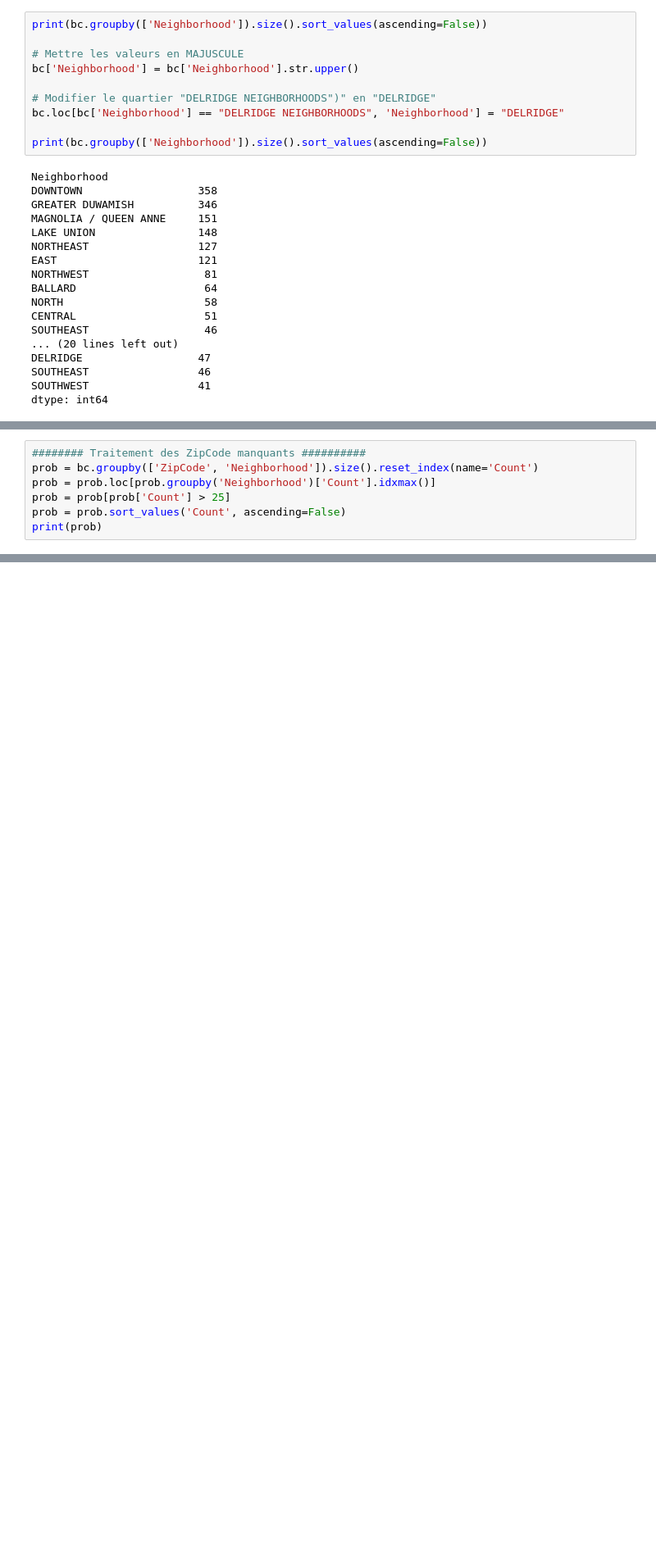
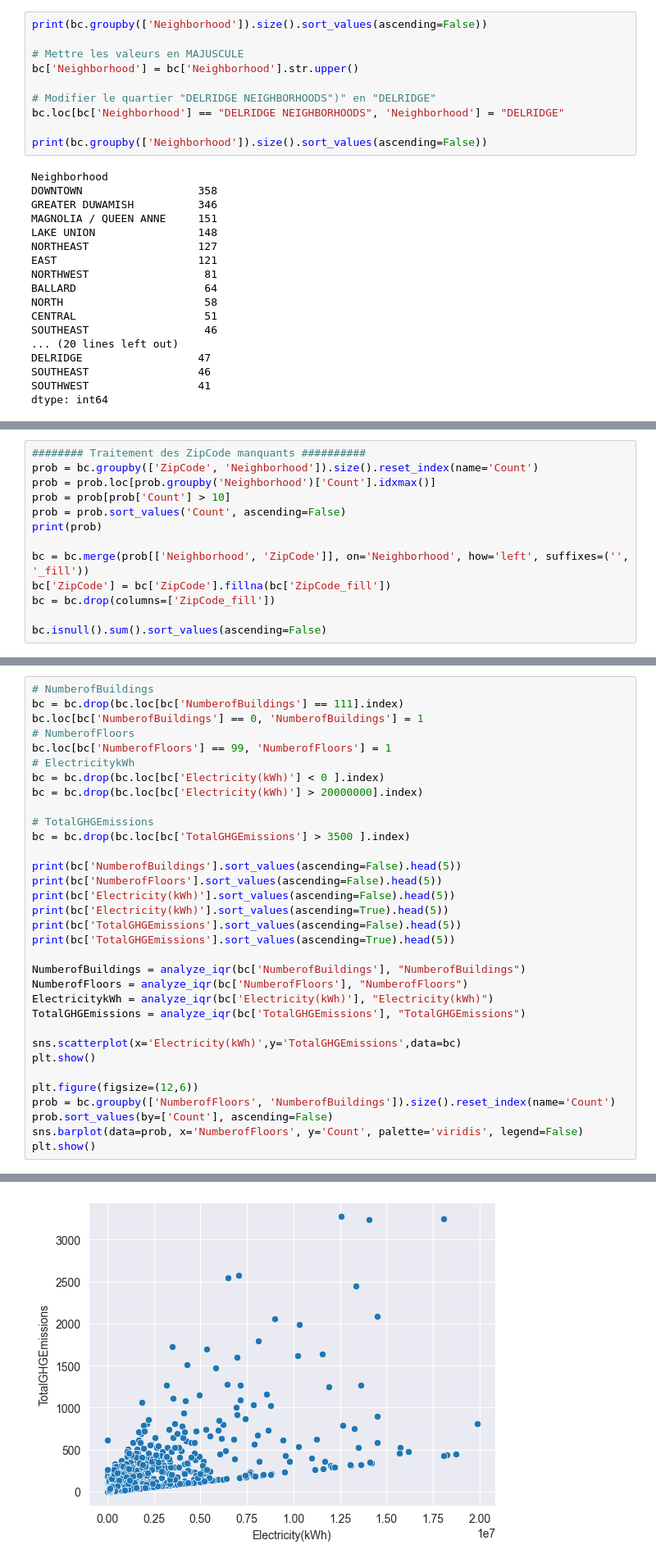
Before and after one commit to ticoraph/PredictDataBuilding, a Jupyter notebook: Analyse_Exploratoire.ipynb, the cells around one changed output, grey strips where cells are left out. Shown at 82% size. Drawn from its saved outputs; the diff is of its cells as text; blank space fills up the shorter version.

```diff
--- a/Analyse_Exploratoire.ipynb
+++ b/Analyse_Exploratoire.ipynb
@@ -116,6 +116,12 @@ dtype: int64
 ######## Traitement des ZipCode manquants ##########
 prob = bc.groupby(['ZipCode', 'Neighborhood']).size().reset_index(name='Count')
 prob = prob.loc[prob.groupby('Neighborhood')['Count'].idxmax()]
-prob = prob[prob['Count'] > 25]
+prob = prob[prob['Count'] > 10]
 prob = prob.sort_values('Count', ascending=False)
 print(prob)
+
+bc = bc.merge(prob[['Neighborhood', 'ZipCode']], on='Neighborhood', how='left', suffixes=('', '_fill'))
+bc['ZipCode'] = bc['ZipCode'].fillna(bc['ZipCode_fill'])
+bc = bc.drop(columns=['ZipCode_fill'])
+
+bc.isnull().sum().sort_values(ascending=False)
@@ -121,0 +201,34 @@ print(prob)
+# %%
+# NumberofBuildings
+bc = bc.drop(bc.loc[bc['NumberofBuildings'] == 111].index)
+bc.loc[bc['NumberofBuildings'] == 0, 'NumberofBuildings'] = 1
+# NumberofFloors
+bc.loc[bc['NumberofFloors'] == 99, 'NumberofFloors'] = 1
+# ElectricitykWh
+bc = bc.drop(bc.loc[bc['Electricity(kWh)'] < 0 ].index)
+bc = bc.drop(bc.loc[bc['Electricity(kWh)'] > 20000000].index)
+
+# TotalGHGEmissions
+bc = bc.drop(bc.loc[bc['TotalGHGEmissions'] > 3500 ].index)
+
+print(bc['NumberofBuildings'].sort_values(ascending=False).head(5))
+print(bc['NumberofFloors'].sort_values(ascending=False).head(5))
+print(bc['Electricity(kWh)'].sort_values(ascending=False).head(5))
+print(bc['Electricity(kWh)'].sort_values(ascending=True).head(5))
+print(bc['TotalGHGEmissions'].sort_values(ascending=False).head(5))
+print(bc['TotalGHGEmissions'].sort_values(ascending=True).head(5))
+
+NumberofBuildings = analyze_iqr(bc['NumberofBuildings'], "NumberofBuildings")
+NumberofFloors = analyze_iqr(bc['NumberofFloors'], "NumberofFloors")
+ElectricitykWh = analyze_iqr(bc['Electricity(kWh)'], "Electricity(kWh)")
+TotalGHGEmissions = analyze_iqr(bc['TotalGHGEmissions'], "TotalGHGEmissions")
+
+sns.scatterplot(x='Electricity(kWh)',y='TotalGHGEmissions',data=bc)
+plt.show()
+
+plt.figure(figsize=(12,6))
+prob = bc.groupby(['NumberofFloors', 'NumberofBuildings']).size().reset_index(name='Count')
+prob.sort_values(by=['Count'], ascending=False)
+sns.barplot(data=prob, x='NumberofFloors', y='Count', palette='viridis', legend=False)
+plt.show()
+# %% [output]
@@ -121,0 +252 @@ print(prob)
+[figure, added]
```
Also changed, not shown: parts of 9 cells of this notebook.
